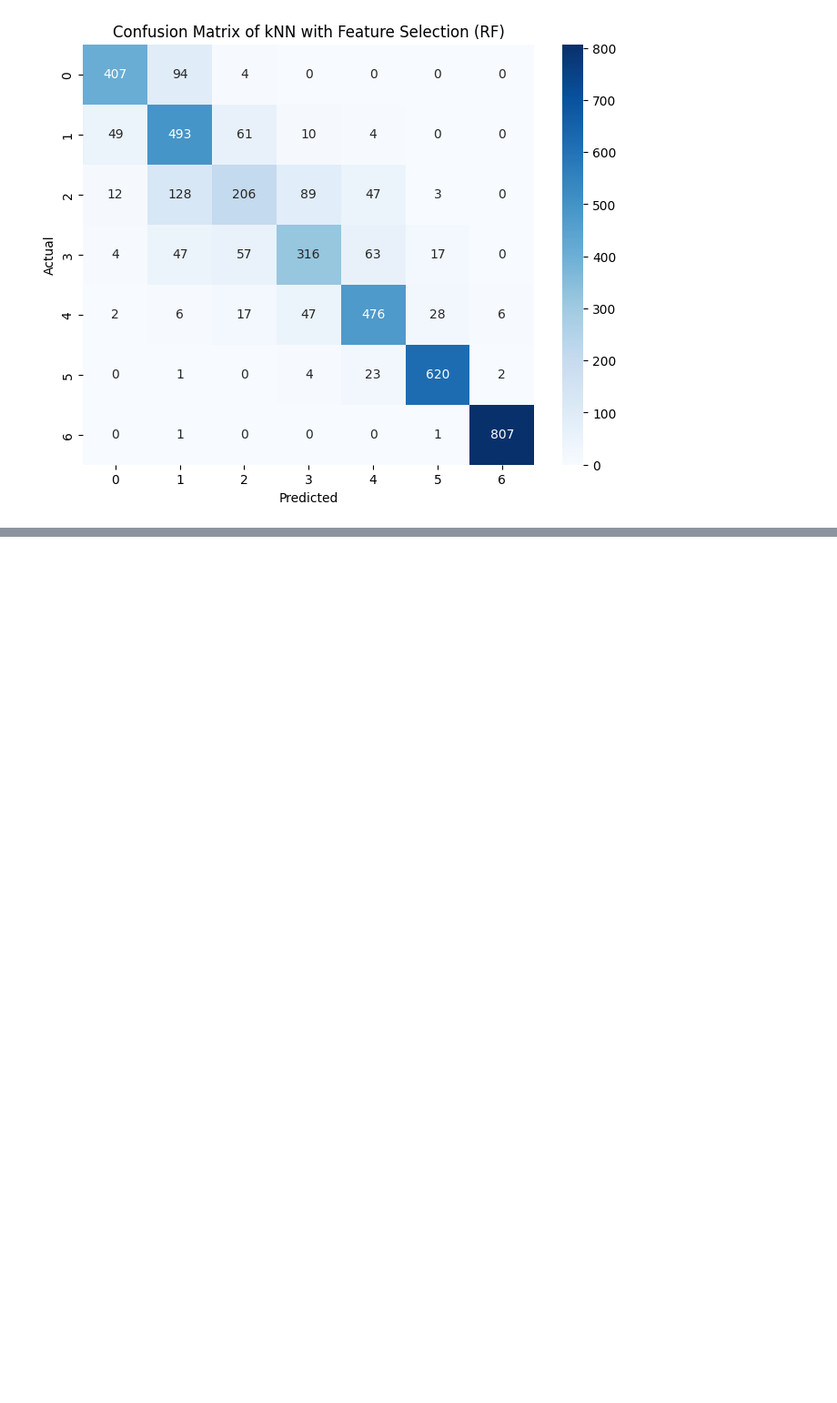
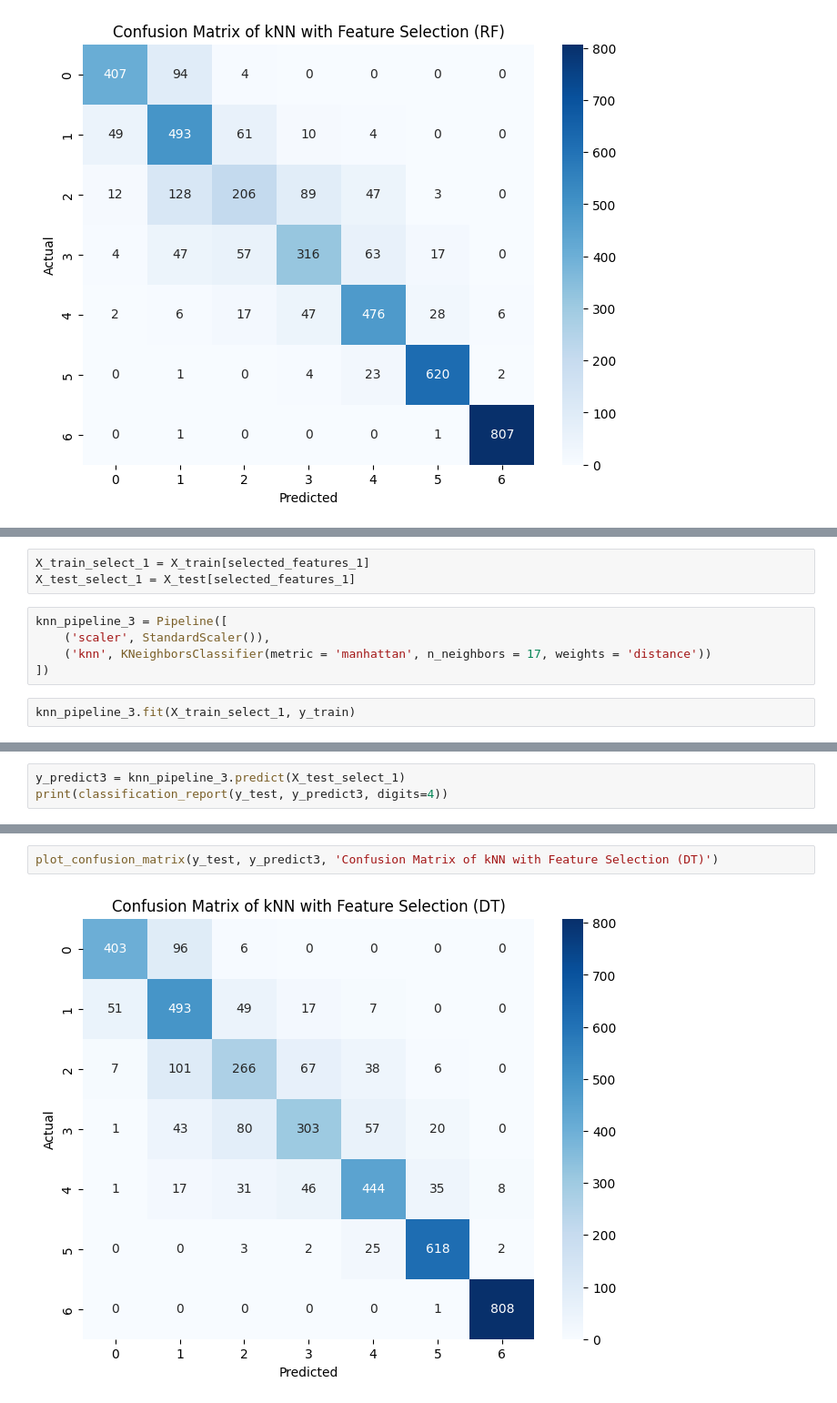
Before and after one commit to NTHuyne/obesity-risk-detection, a Jupyter notebook: 04.2_Training_kNN.ipynb, the cells around one changed output, grey strips where cells are left out. Shown: that part at 91% size. Saved outputs shown, nothing was run; the diff lists cells and outputs as text; blank space fills up the shorter version.

Commit message:
fix: update 04.2 kNN with DT feature selection

```diff
--- a/04.2_Training_kNN.ipynb
+++ b/04.2_Training_kNN.ipynb
@@ -161,0 +167,10 @@ plot_confusion_matrix(y_test, y_predict2, 'Confusion Matrix of kNN with Feature
+# %%
+X_train_select_1 = X_train[selected_features_1]
+X_test_select_1 = X_test[selected_features_1]
+# %%
+knn_pipeline_3 = Pipeline([
+    ('scaler', StandardScaler()),
+    ('knn', KNeighborsClassifier(metric = 'manhattan', n_neighbors = 17, weights = 'distance'))
+])
+# %%
+knn_pipeline_3.fit(X_train_select_1, y_train)
@@ -161,0 +198,3 @@ plot_confusion_matrix(y_test, y_predict2, 'Confusion Matrix of kNN with Feature
+# %%
+y_predict3 = knn_pipeline_3.predict(X_test_select_1)
+print(classification_report(y_test, y_predict3, digits=4))
@@ -161,0 +215,4 @@ plot_confusion_matrix(y_test, y_predict2, 'Confusion Matrix of kNN with Feature
+# %%
+plot_confusion_matrix(y_test, y_predict3, 'Confusion Matrix of kNN with Feature Selection (DT)')
+# %% [output]
+[figure, added]
```
Also changed, not shown: parts of 6 cells of this notebook.
